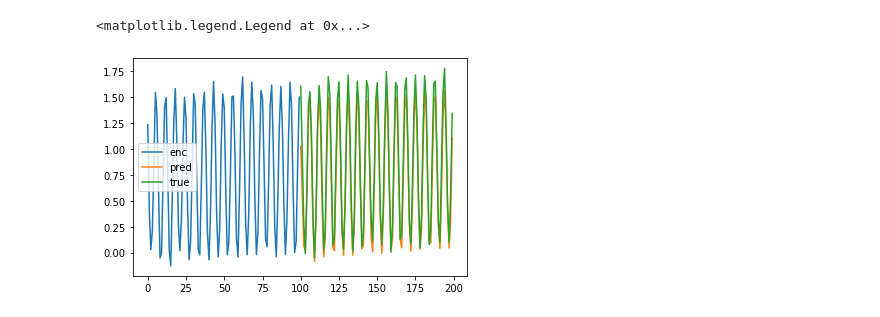
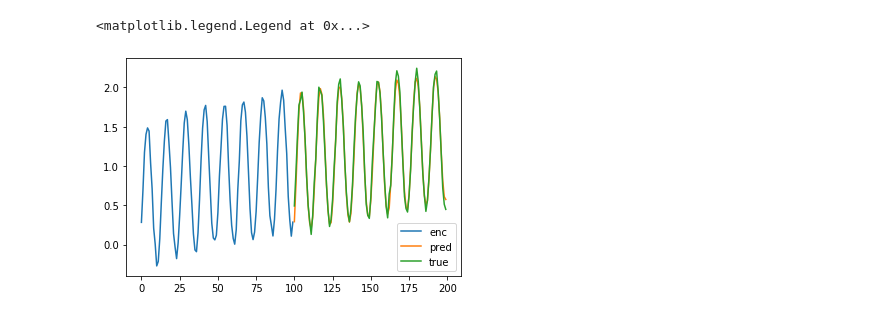
Before and after one commit to Relevation-143/Deep-Time-Series-Prediction, a Jupyter notebook: 1. Basic RNN Seq2Seq Model.ipynb, the cells around one changed output. Cells and saved outputs as stored; diff of their text form; code cells hidden in the pictures.

```diff
--- a/1. Basic RNN Seq2Seq Model.ipynb
+++ b/1. Basic RNN Seq2Seq Model.ipynb
@@ -14,8 +14,8 @@ from torch.optim import Adam
 from torch import nn
 import matplotlib as mpl
 # %%
-SEQ_LEN = 1000
-log_sin = np.sin(np.arange(SEQ_LEN)) + np.log1p(np.arange(SEQ_LEN)) + np.random.normal(0, 0.05, SEQ_LEN)
+x = np.arange(0, 200, 0.5)
+log_sin = np.sin(x) + np.log1p(x) + np.random.normal(0, 0.05, len(x))
 plt.figure(figsize=(16, 4))
 plt.plot(log_sin)
 plt.title(" log sin curve with noisy")
@@ -25,7 +25,7 @@ Text(0.5, 1.0, ' log sin curve with noisy')
 # %%
 # normalize
-test_size = 100
-valid_size = 100
+test_size = 1
+valid_size = 50
 
 mu = log_sin[:-200].mean()
 std = log_sin[:-200].std()
@@ -43,14 +43,15 @@ dec_len = 100
 class ForwardSpliter:
 
     def split(self, time_idx, enc_len, dec_len, valid_size):
+        size = time_idx - enc_len - dec_len + 1
         if valid_size < 1:
-            valid_size = int(np.floor(len(time_idx) * valid_size))
-        valid_idx = time_idx[-(valid_size+enc_len):]
+            valid_size = int(np.floor(size * valid_size))
+        valid_idx = time_idx[-(valid_size+enc_len+dec_len-1):]
         train_idx = time_idx[:-valid_size]
         return train_idx, valid_idx
 
 spliter = ForwardSpliter()
-train_idx, valid_idx = spliter.split(np.arange(SEQ_LEN), enc_len, dec_len, test_size+valid_size)
+train_idx, valid_idx = spliter.split(np.arange(len(x)), enc_len, dec_len, test_size+valid_size)
 valid_idx, test_idx = spliter.split(valid_idx, enc_len, dec_len, test_size)
 
 train_xy = TimeSeries(log_sin[:, train_idx])
@@ -88,4 +97,0 @@ learner.fit(10, train_dl, valid_dl, patient=64, start_save=100, early_stopping=F
-# %%
-learner.load(epoch=218)
-learner.model.eval()
-pred = learner.model.predict(enc_x=torch.as_tensor(valid_xy.values[:, :100]).float().cuda(), dec_len=100)
@@ -92,8 +118,8 @@ pred = learner.model.predict(enc_x=torch.as_tensor(valid_xy.values[:, :100]).flo
 # %%
-plt.plot(np.arange(enc_len), valid_xy.values[:, :100].reshape(-1), label='enc')
+plt.plot(np.arange(enc_len), valid_xy.values[:, :enc_len].reshape(-1), label='enc')
 plt.plot(np.arange(enc_len, enc_len+dec_len), pred.reshape(-1).cpu().numpy(), label='pred')
-plt.plot(np.arange(enc_len, enc_len+dec_len), valid_xy.values[:, 100:].reshape(-1), label='true')
+plt.plot(np.arange(enc_len, enc_len+dec_len), valid_xy.values[:, enc_len: enc_len+dec_len].reshape(-1), label='true')
 plt.legend()
 # %% [output]
 <matplotlib.legend.Legend at 0x...>
-[figure, old version]
+[figure, new version]
```
Also changed, not shown: parts of 6 cells of this notebook, 17 other files.
